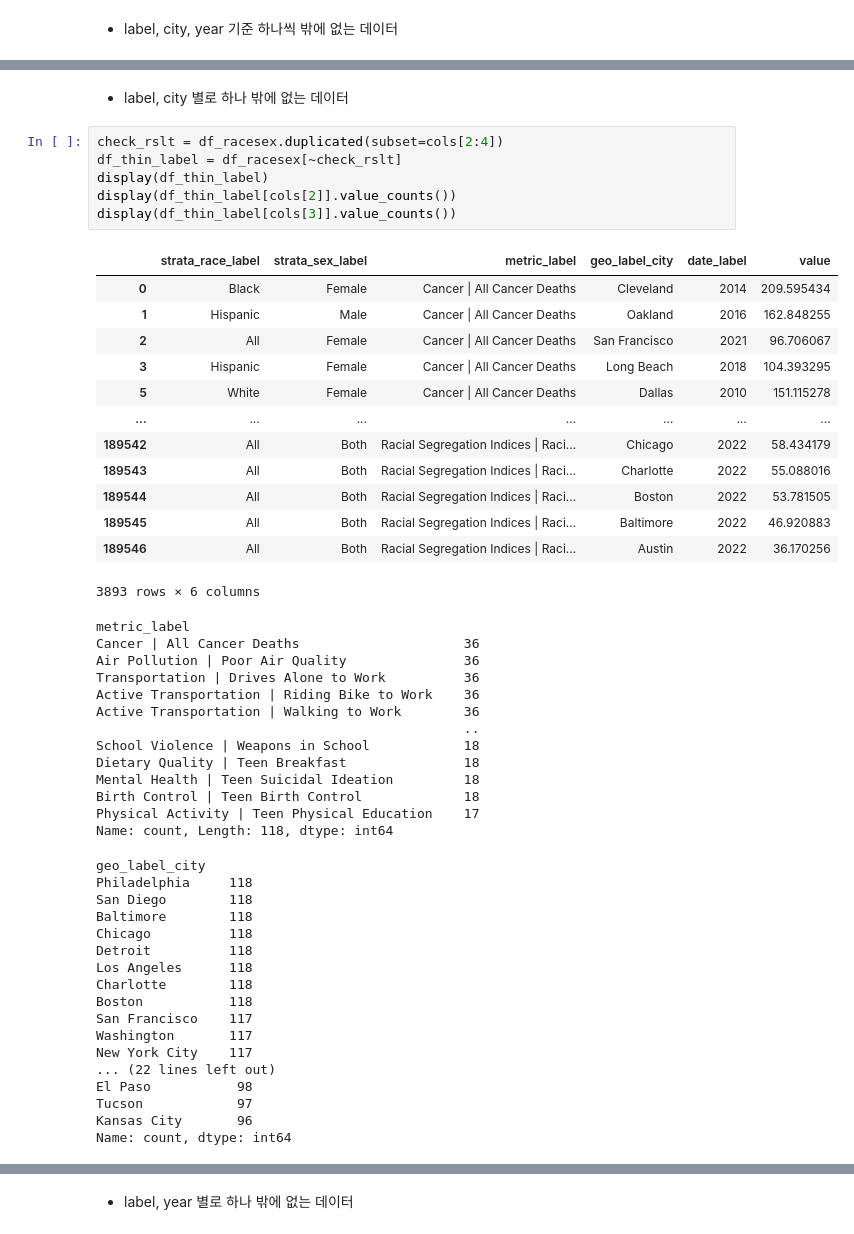
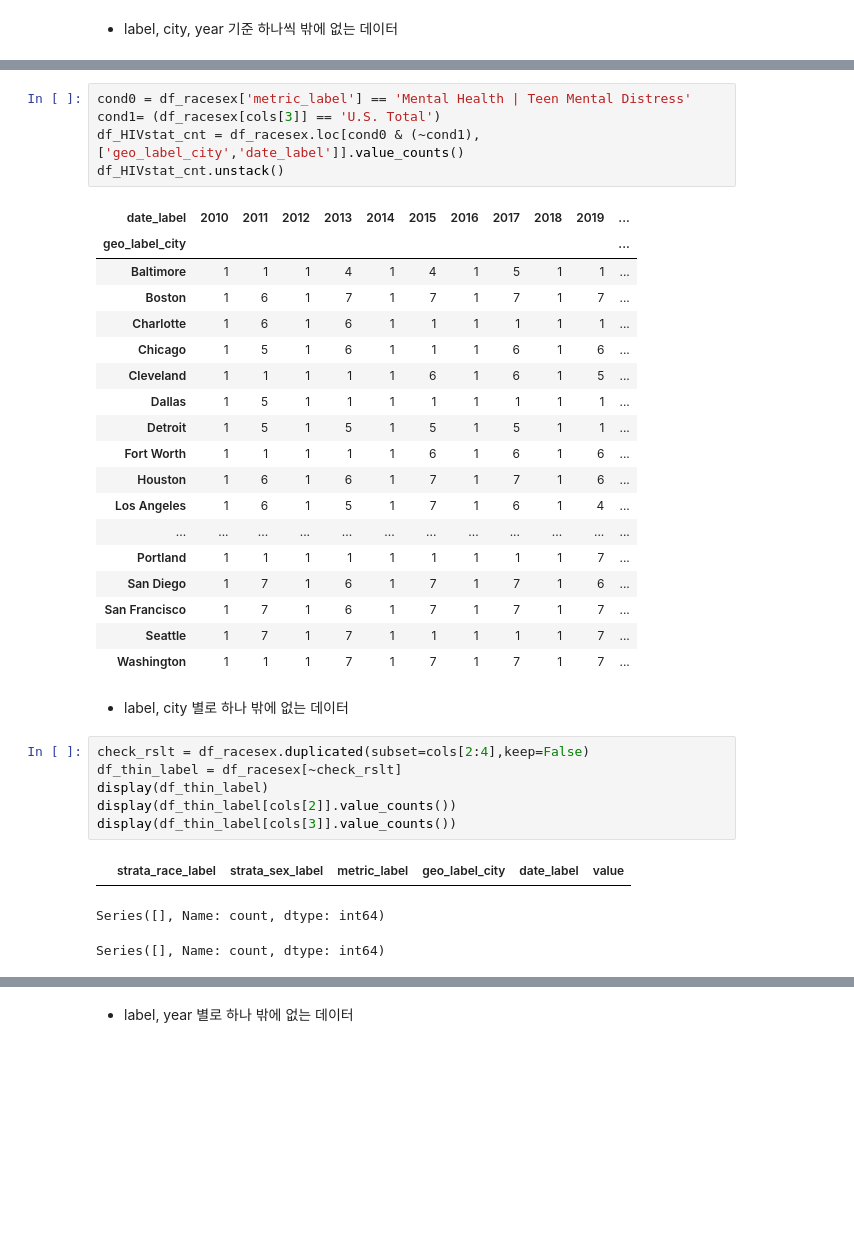
Before and after one commit to WASSUP-AIModel-3rd-Project1/Project-1, a Jupyter notebook: 240618_making_pivot.ipynb, the cells around one changed output, grey strips where cells are left out. Cells and saved outputs as stored; diff of their text form; blank space fills up the shorter version.

```diff
--- a/240618_making_pivot.ipynb
+++ b/240618_making_pivot.ipynb
@@ -275,55 +305,39 @@ Name: count, dtype: int64
+# %%
+cond0 = df_racesex['metric_label'] == 'Mental Health | Teen Mental Distress'
+cond1= (df_racesex[cols[3]] == 'U.S. Total')
+df_HIVstat_cnt = df_racesex.loc[cond0 & (~cond1),['geo_label_city','date_label']].value_counts()
+df_HIVstat_cnt.unstack()
+# %% [output]
+| date_label | 2010 | 2011 | 2012 | 2013 | 2014 | 2015 | 2016 | 2017 | 2018 | 2019 | ... |
+| geo_label_city |  |  |  |  |  |  |  |  |  |  | ... |
+| Baltimore | 1 | 1 | 1 | 4 | 1 | 4 | 1 | 5 | 1 | 1 | ... |
+| Boston | 1 | 6 | 1 | 7 | 1 | 7 | 1 | 7 | 1 | 7 | ... |
+| Charlotte | 1 | 6 | 1 | 6 | 1 | 1 | 1 | 1 | 1 | 1 | ... |
+| Chicago | 1 | 5 | 1 | 6 | 1 | 1 | 1 | 6 | 1 | 6 | ... |
+| Cleveland | 1 | 1 | 1 | 1 | 1 | 6 | 1 | 6 | 1 | 5 | ... |
+| Dallas | 1 | 5 | 1 | 1 | 1 | 1 | 1 | 1 | 1 | 1 | ... |
+| Detroit | 1 | 5 | 1 | 5 | 1 | 5 | 1 | 5 | 1 | 1 | ... |
+| Fort Worth | 1 | 1 | 1 | 1 | 1 | 6 | 1 | 6 | 1 | 6 | ... |
+| Houston | 1 | 6 | 1 | 6 | 1 | 7 | 1 | 7 | 1 | 6 | ... |
+| Los Angeles | 1 | 6 | 1 | 5 | 1 | 7 | 1 | 6 | 1 | 4 | ... |
+| ... | ... | ... | ... | ... | ... | ... | ... | ... | ... | ... | ... |
+| Portland | 1 | 1 | 1 | 1 | 1 | 1 | 1 | 1 | 1 | 7 | ... |
+| San Diego | 1 | 7 | 1 | 6 | 1 | 7 | 1 | 7 | 1 | 6 | ... |
+| San Francisco | 1 | 7 | 1 | 6 | 1 | 7 | 1 | 7 | 1 | 7 | ... |
+| Seattle | 1 | 7 | 1 | 7 | 1 | 1 | 1 | 1 | 1 | 7 | ... |
+| Washington | 1 | 1 | 1 | 7 | 1 | 7 | 1 | 7 | 1 | 7 | ... |
 # %% [markdown]
 - label, city 별로 하나 밖에 없는 데이터
 # %%
-check_rslt = df_racesex.duplicated(subset=cols[2:4])
+check_rslt = df_racesex.duplicated(subset=cols[2:4],keep=False)
 df_thin_label = df_racesex[~check_rslt]
 display(df_thin_label)
 display(df_thin_label[cols[2]].value_counts())
 display(df_thin_label[cols[3]].value_counts())
 # %% [output]
 |  | strata_race_label | strata_sex_label | metric_label | geo_label_city | date_label | value |
-| 0 | Black | Female | Cancer | All Cancer Deaths | Cleveland | 2014 | 209.595434 |
-| 1 | Hispanic | Male | Cancer | All Cancer Deaths | Oakland | 2016 | 162.848255 |
-| 2 | All | Female | Cancer | All Cancer Deaths | San Francisco | 2021 | 96.706067 |
-| 3 | Hispanic | Female | Cancer | All Cancer Deaths | Long Beach | 2018 | 104.393295 |
-| 5 | White | Female | Cancer | All Cancer Deaths | Dallas | 2010 | 151.115278 |
-| ... | ... | ... | ... | ... | ... | ... |
-| 189542 | All | Both | Racial Segregation Indices | Raci... | Chicago | 2022 | 58.434179 |
-| 189543 | All | Both | Racial Segregation Indices | Raci... | Charlotte | 2022 | 55.088016 |
-| 189544 | All | Both | Racial Segregation Indices | Raci... | Boston | 2022 | 53.781505 |
-| 189545 | All | Both | Racial Segregation Indices | Raci... | Baltimore | 2022 | 46.920883 |
-| 189546 | All | Both | Racial Segregation Indices | Raci... | Austin | 2022 | 36.170256 |
-3893 rows × 6 columns
+Series([], Name: count, dtype: int64)
-metric_label
-Cancer | All Cancer Deaths                     36
-Air Pollution | Poor Air Quality               36
-Transportation | Drives Alone to Work          36
-Active Transportation | Riding Bike to Work    36
-Active Transportation | Walking to Work        36
-                                               ..
-School Violence | Weapons in School            18
-Dietary Quality | Teen Breakfast               18
-Mental Health | Teen Suicidal Ideation         18
-Birth Control | Teen Birth Control             18
-Physical Activity | Teen Physical Education    17
-Name: count, Length: 118, dtype: int64
+Series([], Name: count, dtype: int64)
-geo_label_city
-Philadelphia     118
-San Diego        118
-Baltimore        118
-Chicago          118
-Detroit          118
-Los Angeles      118
-Charlotte        118
-Boston           118
-San Francisco    117
-Washington       117
-New York City    117
-... (22 lines left out)
-El Paso           98
-Tucson            97
-Kansas City       96
-Name: count, dtype: int64
 # %%
 cond0 = ~(df_thin_label[cols[0]] == 'All')
 cond1 = ~(df_thin_label[cols[1]] == 'Both')
```
Also changed, not shown: parts of 13 cells of this notebook.
